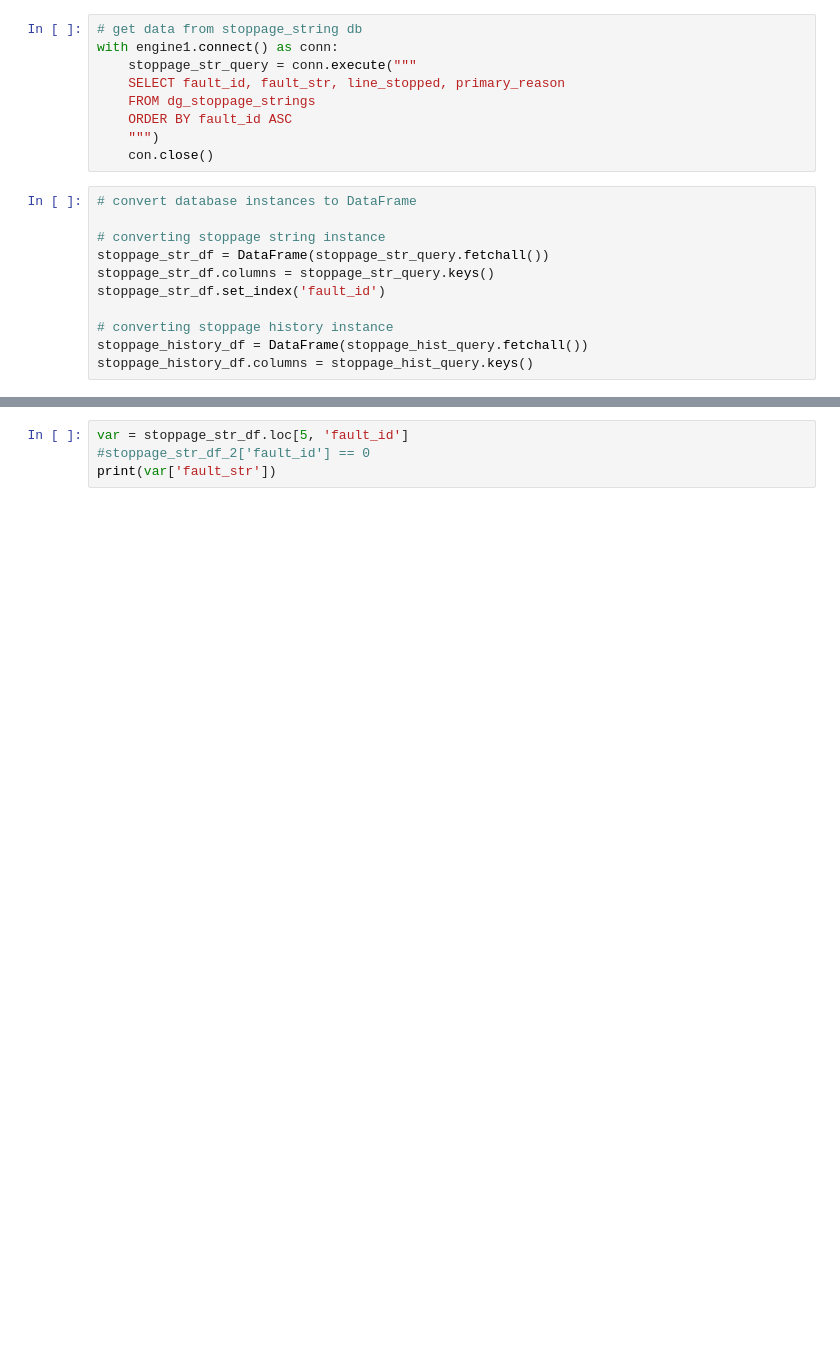
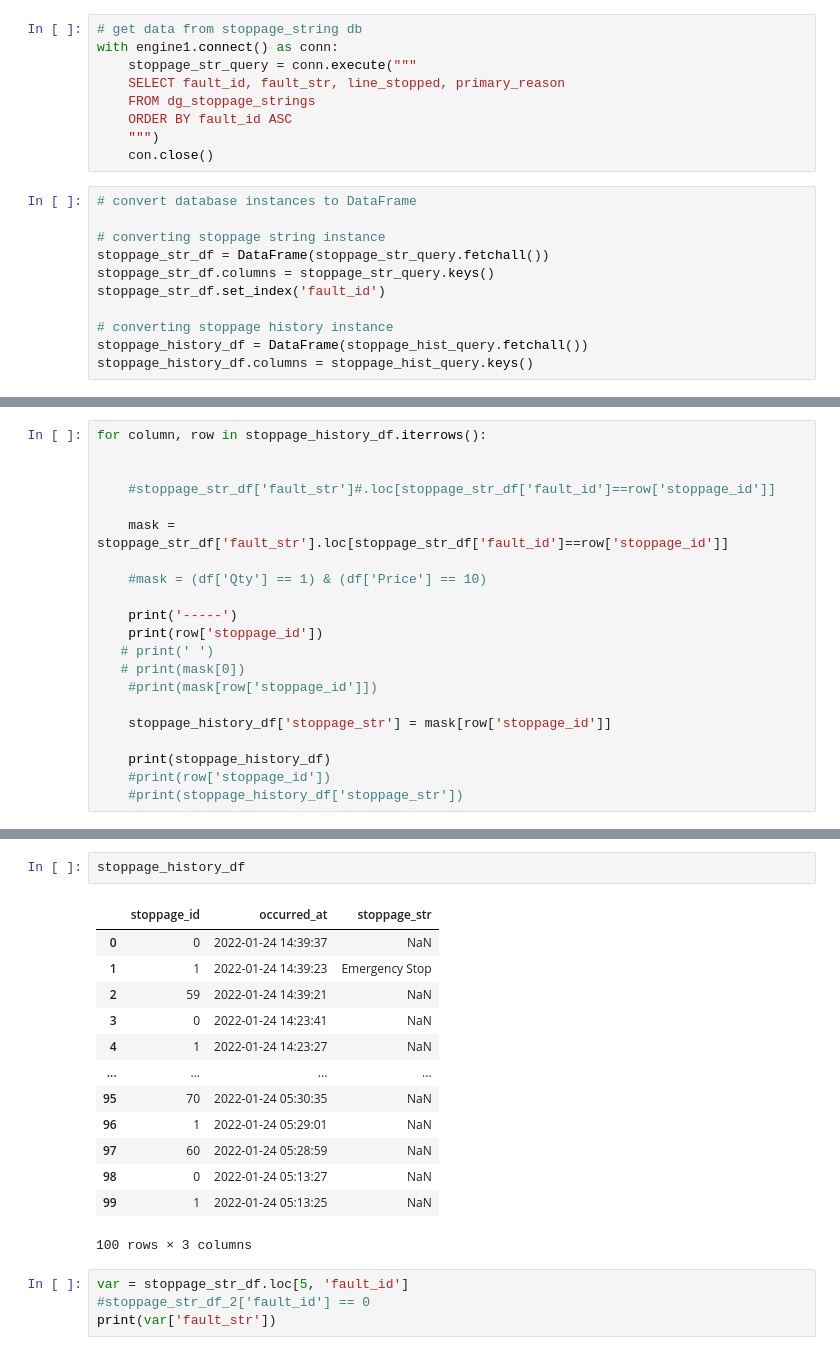
Before and after one commit to petermogyoros/Mass, a Jupyter notebook: visualise_dg_stops.ipynb, the cells around one changed output, grey strips where cells are left out. Cells and saved outputs as stored; diff of their text form; blank space fills up the shorter version.

```diff
--- a/visualise_dg_stops.ipynb
+++ b/visualise_dg_stops.ipynb
@@ -59,0 +135,21 @@ stoppage_history_df.sort_values(by='occurred_at')
+# %%
+for column, row in stoppage_history_df.iterrows():
+
+
+    #stoppage_str_df['fault_str']#.loc[stoppage_str_df['fault_id']==row['stoppage_id']]
+
+    mask = stoppage_str_df['fault_str'].loc[stoppage_str_df['fault_id']==row['stoppage_id']]
+
+    #mask = (df['Qty'] == 1) & (df['Price'] == 10)
+
+    print('-----')
+    print(row['stoppage_id'])
+   # print(' ')
+   # print(mask[0])
+    #print(mask[row['stoppage_id']])
+
+    stoppage_history_df['stoppage_str'] = mask[row['stoppage_id']]
+
+    print(stoppage_history_df)
+    #print(row['stoppage_id'])
+    #print(stoppage_history_df['stoppage_str'])
@@ -60,3 +175,19 @@ stoppage_history_df.sort_values(by='occurred_at')
+# %%
+stoppage_history_df
+# %% [output]
+|  | stoppage_id | occurred_at | stoppage_str |
+| 0 | 0 | 2022-01-24 14:39:37 | NaN |
+| 1 | 1 | 2022-01-24 14:39:23 | Emergency Stop |
+| 2 | 59 | 2022-01-24 14:39:21 | NaN |
+| 3 | 0 | 2022-01-24 14:23:41 | NaN |
+| 4 | 1 | 2022-01-24 14:23:27 | NaN |
+| ... | ... | ... | ... |
+| 95 | 70 | 2022-01-24 05:30:35 | NaN |
+| 96 | 1 | 2022-01-24 05:29:01 | NaN |
+| 97 | 60 | 2022-01-24 05:28:59 | NaN |
+| 98 | 0 | 2022-01-24 05:13:27 | NaN |
+| 99 | 1 | 2022-01-24 05:13:25 | NaN |
+100 rows × 3 columns
 # %%
 var = stoppage_str_df.loc[5, 'fault_id']
 #stoppage_str_df_2['fault_id'] == 0
```
Also changed, not shown: parts of 8 cells of this notebook.
